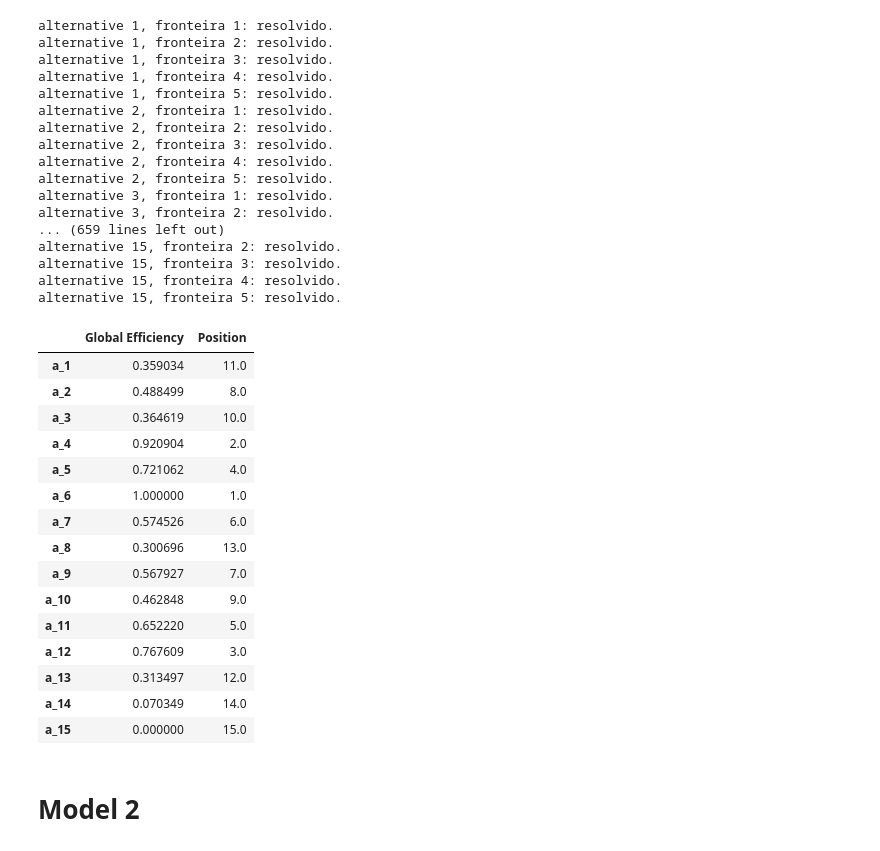
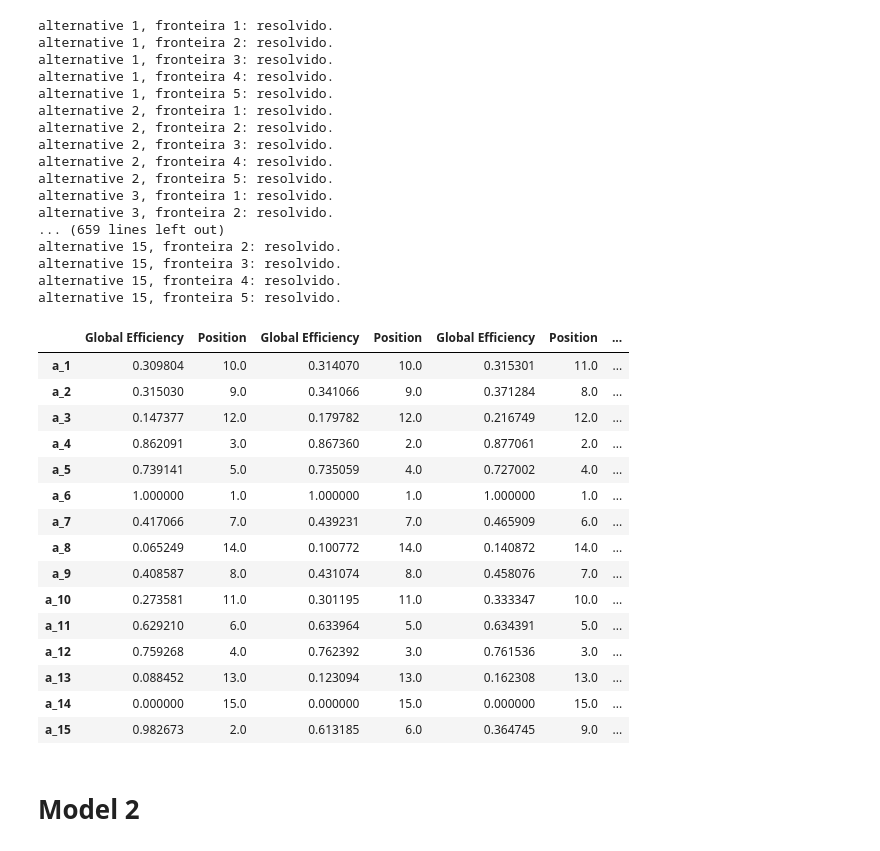
Before and after one commit to diogoflim/PROMETHEE-Scoring, a Jupyter notebook: tests_on_clustered_data.ipynb, the cells around one changed output. Drawn from its saved outputs; the diff is of its cells as text; code cells hidden in the pictures.

```diff
--- a/tests_on_clustered_data.ipynb
+++ b/tests_on_clustered_data.ipynb
@@ -416,25 +416,25 @@ alternative 15, fronteira 2: resolvido.
 alternative 15, fronteira 3: resolvido.
 alternative 15, fronteira 4: resolvido.
 alternative 15, fronteira 5: resolvido.
-# %%
-results_list[6]
-# %% [output]
-|  | Global Efficiency | Position |
-| a_1 | 0.359034 | 11.0 |
-| a_2 | 0.488499 | 8.0 |
-| a_3 | 0.364619 | 10.0 |
-| a_4 | 0.920904 | 2.0 |
-| a_5 | 0.721062 | 4.0 |
-| a_6 | 1.000000 | 1.0 |
-| a_7 | 0.574526 | 6.0 |
-| a_8 | 0.300696 | 13.0 |
-| a_9 | 0.567927 | 7.0 |
-| a_10 | 0.462848 | 9.0 |
-| a_11 | 0.652220 | 5.0 |
-| a_12 | 0.767609 | 3.0 |
-| a_13 | 0.313497 | 12.0 |
-| a_14 | 0.070349 | 14.0 |
-| a_15 | 0.000000 | 15.0 |
+# %%
+pd.concat(results_list, axis = 1)
+# %% [output]
+|  | Global Efficiency | Position | Global Efficiency | Position | Global Efficiency | Position | ... |
+| a_1 | 0.309804 | 10.0 | 0.314070 | 10.0 | 0.315301 | 11.0 | ... |
+| a_2 | 0.315030 | 9.0 | 0.341066 | 9.0 | 0.371284 | 8.0 | ... |
+| a_3 | 0.147377 | 12.0 | 0.179782 | 12.0 | 0.216749 | 12.0 | ... |
+| a_4 | 0.862091 | 3.0 | 0.867360 | 2.0 | 0.877061 | 2.0 | ... |
+| a_5 | 0.739141 | 5.0 | 0.735059 | 4.0 | 0.727002 | 4.0 | ... |
+| a_6 | 1.000000 | 1.0 | 1.000000 | 1.0 | 1.000000 | 1.0 | ... |
+| a_7 | 0.417066 | 7.0 | 0.439231 | 7.0 | 0.465909 | 6.0 | ... |
+| a_8 | 0.065249 | 14.0 | 0.100772 | 14.0 | 0.140872 | 14.0 | ... |
+| a_9 | 0.408587 | 8.0 | 0.431074 | 8.0 | 0.458076 | 7.0 | ... |
+| a_10 | 0.273581 | 11.0 | 0.301195 | 11.0 | 0.333347 | 10.0 | ... |
+| a_11 | 0.629210 | 6.0 | 0.633964 | 5.0 | 0.634391 | 5.0 | ... |
+| a_12 | 0.759268 | 4.0 | 0.762392 | 3.0 | 0.761536 | 3.0 | ... |
+| a_13 | 0.088452 | 13.0 | 0.123094 | 13.0 | 0.162308 | 13.0 | ... |
+| a_14 | 0.000000 | 15.0 | 0.000000 | 15.0 | 0.000000 | 15.0 | ... |
+| a_15 | 0.982673 | 2.0 | 0.613185 | 6.0 | 0.364745 | 9.0 | ... |
 # %% [markdown]
 # Model 2
 # %%
```
